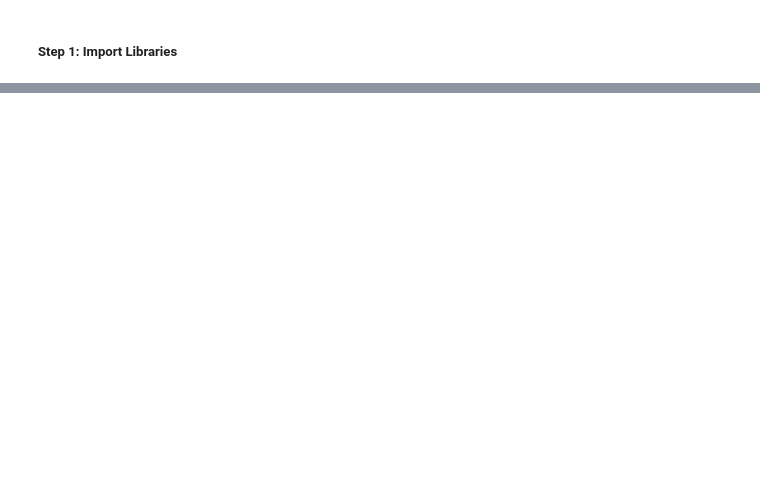
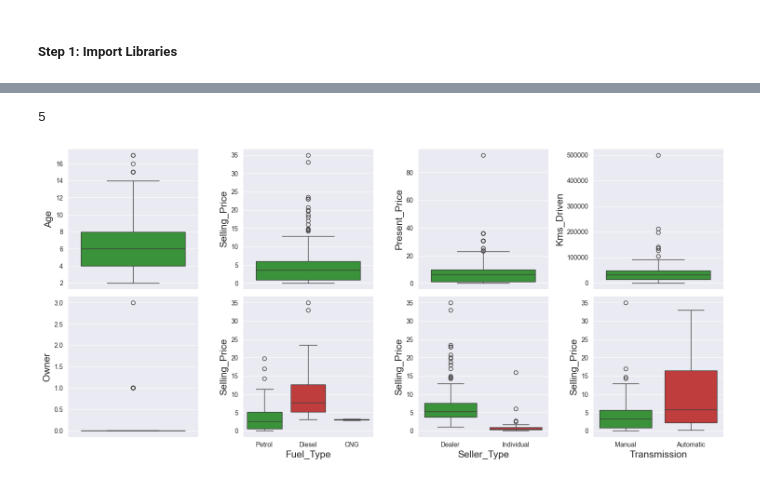
Before and after one commit to RazieYousefi/DataPreparation, a Jupyter notebook: DataPreparation.ipynb, the cells around one changed output, grey strips where cells are left out. Saved outputs shown, nothing was run; the diff lists cells and outputs as text; code cells hidden in the pictures; blank space fills up the shorter version.

```diff
--- a/DataPreparation.ipynb
+++ b/DataPreparation.ipynb
@@ -14,3 +14,5 @@ import requests
 #url = "https://www..../download"
 #data = requests.get(url)
 #data.headers
+
+df = pd.read_csv("cardata.csv")
@@ -18,0 +113,2 @@ import requests
+# %%
+df.drop("Car_Name", axis=1, inplace=True)   # axis = 1 : will drop the whole column. inplace=False: will return a copy of df
@@ -18,0 +130,2 @@ import requests
+# %%
+df.insert(0, "Age", 2020-df["Year"])   # we can add this column anywhere in dataset from 0 to len(df.columns)
@@ -18,0 +143,3 @@ import requests
+# %%
+df.drop("Year", axis=1, inplace=True)
+df.head()
@@ -18,0 +158,42 @@ import requests
+# %%
+len(df.select_dtypes(exclude="object").columns)
+# %% [output]
+5
+# %%
+# Set the style for the plots and define a custom color palette
+sns.set_style('darkgrid')
+#colors = ['#0055ff', '#ff7000', '#23bf00']
+colors = ['#2ca02c', '#d62728', '#9467bd']
+
+custom_palette = sns.set_palette(sns.color_palette(colors))
+
+# Order the columns: numeric columns first, followed by categorical
+ordered_columns = np.concatenate([
+    df.select_dtypes(exclude='object').columns.values,
+    df.select_dtypes(include='object').columns.values
+])
+
+# Create a 2x4 grid of subplots
+fig, axes = plt.subplots(2, 4, figsize=(15, 7), dpi=100)
+
+# Iterate through each column and create a boxplot
+for i, col in enumerate(ordered_columns):
+    row = i // 4
+    col_index = i % 4
+    ax = axes[row, col_index]
+
+    if i < len(df.select_dtypes(exclude='object').columns):  # Plot numeric columns
+        sns.boxplot(data=df, y=col, ax=ax, )
+        ax.set_ylabel(col, fontsize=15)
+    else:  # Plot categorical columns against 'Selling_Price'
+        sns.boxplot(data=df, x=col, y='Selling_Price', ax=ax, hue=col )
+        ax.set_xlabel(col, fontsize=15)
+        ax.set_ylabel('Selling_Price', fontsize=15)
+
+# Adjust layout to prevent overlap
+plt.tight_layout()
+
+# Display the plots
+plt.show()
+# %% [output]
+[figure, added]
```
Also changed, not shown: parts of 33 cells of this notebook.
